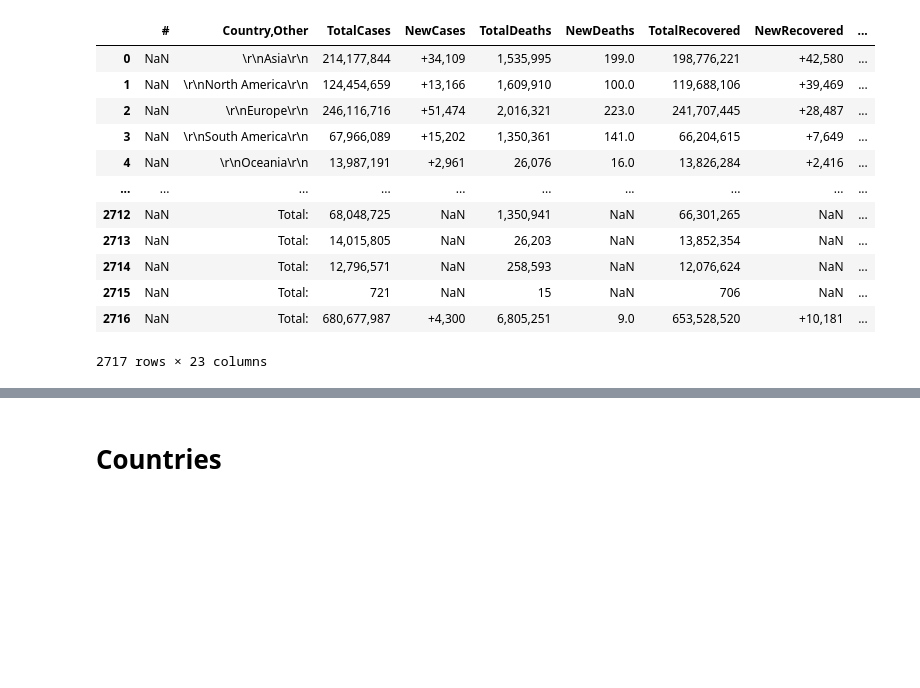
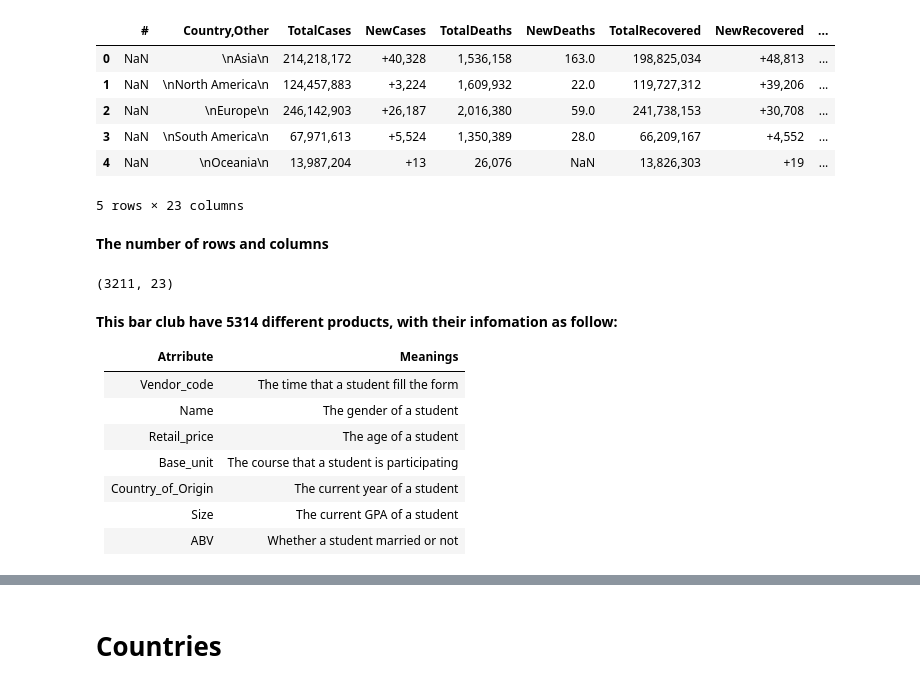
Before and after one commit to daongochoa2002/Lab1-Data-Visualization, a Jupyter notebook: Coronavirus Analysis.ipynb, the cells around one changed output, grey strips where cells are left out. Cells and saved outputs as stored; diff of their text form; code cells hidden in the pictures; blank space fills up the shorter version.

```diff
--- a/Coronavirus Analysis.ipynb
+++ b/Coronavirus Analysis.ipynb
@@ -23,21 +49,34 @@ df_list = (pd.read_csv(file) for file in csv_files)
 # %%
 big_df = pd.concat(df_list, ignore_index=True)
 # %%
-big_df
+big_df.head()
 # %% [output]
 |  | # | Country,Other | TotalCases | NewCases | TotalDeaths | NewDeaths | TotalRecovered | NewRecovered | ... |
-| 0 | NaN | \r\nAsia\r\n | 214,177,844 | +34,109 | 1,535,995 | 199.0 | 198,776,221 | +42,580 | ... |
-| 1 | NaN | \r\nNorth America\r\n | 124,454,659 | +13,166 | 1,609,910 | 100.0 | 119,688,106 | +39,469 | ... |
-| 2 | NaN | \r\nEurope\r\n | 246,116,716 | +51,474 | 2,016,321 | 223.0 | 241,707,445 | +28,487 | ... |
-| 3 | NaN | \r\nSouth America\r\n | 67,966,089 | +15,202 | 1,350,361 | 141.0 | 66,204,615 | +7,649 | ... |
-| 4 | NaN | \r\nOceania\r\n | 13,987,191 | +2,961 | 26,076 | 16.0 | 13,826,284 | +2,416 | ... |
-| ... | ... | ... | ... | ... | ... | ... | ... | ... | ... |
-| 2712 | NaN | Total: | 68,048,725 | NaN | 1,350,941 | NaN | 66,301,265 | NaN | ... |
-| 2713 | NaN | Total: | 14,015,805 | NaN | 26,203 | NaN | 13,852,354 | NaN | ... |
-| 2714 | NaN | Total: | 12,796,571 | NaN | 258,593 | NaN | 12,076,624 | NaN | ... |
-| 2715 | NaN | Total: | 721 | NaN | 15 | NaN | 706 | NaN | ... |
-| 2716 | NaN | Total: | 680,677,987 | +4,300 | 6,805,251 | 9.0 | 653,528,520 | +10,181 | ... |
+| 0 | NaN | \nAsia\n | 214,218,172 | +40,328 | 1,536,158 | 163.0 | 198,825,034 | +48,813 | ... |
+| 1 | NaN | \nNorth America\n | 124,457,883 | +3,224 | 1,609,932 | 22.0 | 119,727,312 | +39,206 | ... |
+| 2 | NaN | \nEurope\n | 246,142,903 | +26,187 | 2,016,380 | 59.0 | 241,738,153 | +30,708 | ... |
+| 3 | NaN | \nSouth America\n | 67,971,613 | +5,524 | 1,350,389 | 28.0 | 66,209,167 | +4,552 | ... |
+| 4 | NaN | \nOceania\n | 13,987,204 | +13 | 26,076 | NaN | 13,826,303 | +19 | ... |
-2717 rows × 23 columns
+5 rows × 23 columns
+# %% [markdown]
+**The number of rows and columns**
+# %%
+rows, cols = big_df.shape
+rows, cols
+# %% [output]
+(3211, 23)
+# %% [markdown]
+**This bar club have 5314 different products, with their infomation as follow:**
+
+|Atrribute|Meanings
+| :------ | ---
+|Vendor_code|The time that a student fill the form
+|Name|The gender of a student
+|Retail_price|The age of a student
+|Base_unit|The course that a student is participating
+|Country_of_Origin|The current year of a student
+|Size|The current GPA of a student
+|ABV|Whether a student married or not
 # %%
 big_df.info()
 # %% [output]
```
Also changed, not shown: parts of 41 cells of this notebook.
